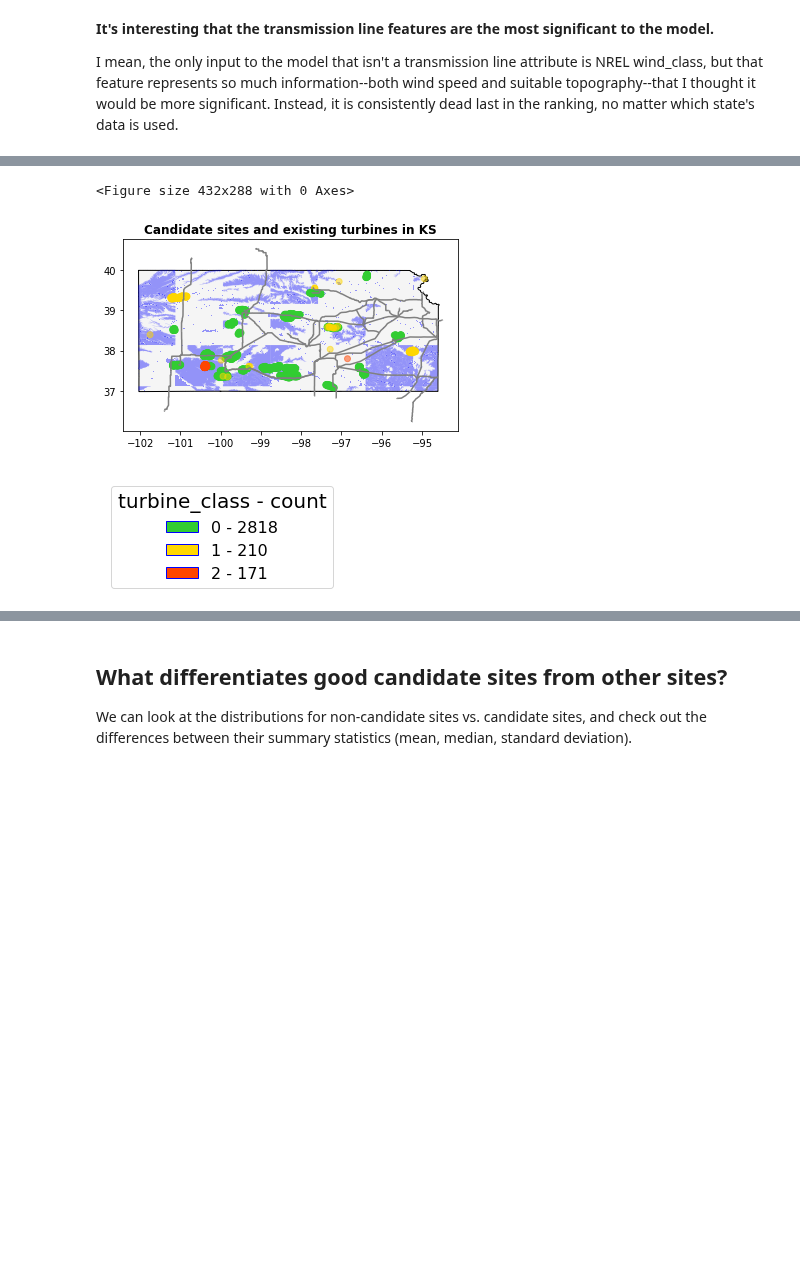
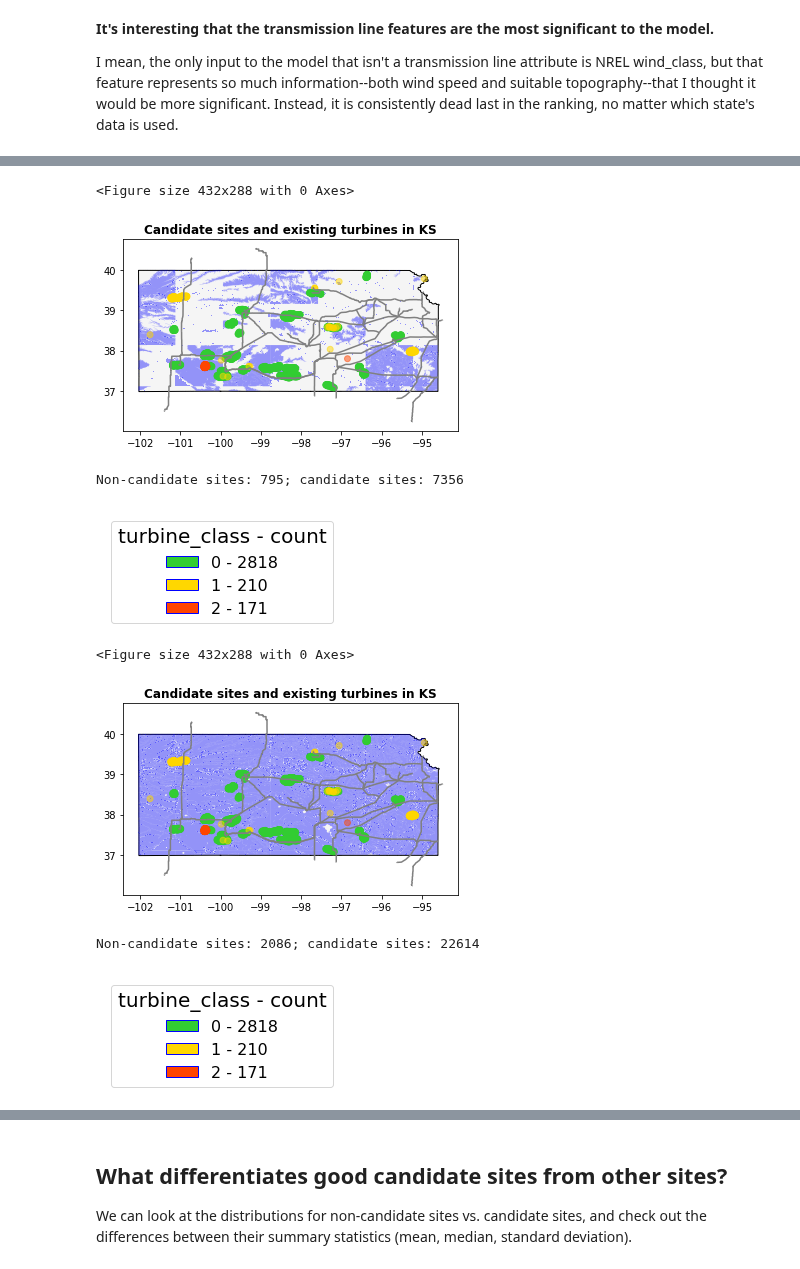
Before and after one commit to iamjeremybe/thinkful_data_science, a Jupyter notebook: Final Capstone/Thinkful Final Capstone - Siting Wind Farms - Supervised Learning models.ipynb, the cells around one changed output, grey strips where cells are left out. Saved outputs shown, nothing was run; the diff lists cells and outputs as text; code cells hidden in the pictures; blank space fills up the shorter version.

```diff
--- a/Final Capstone/Thinkful Final Capstone - Siting Wind Farms - Supervised Learning models.ipynb
+++ b/Final Capstone/Thinkful Final Capstone - Siting Wind Farms - Supervised Learning models.ipynb
@@ -407,6 +595,21 @@ power_state = gpd.read_file('./power_by_state/power_{}.geojson'.format(us_state)
 # %%
-plot_candidate_sites(X_test_out1.loc[X_test_out1['build_here'] == 1],turbines_state,power_state)
+plot_candidate_sites(X_test_out1.loc[X_test_out1['build_here'] == 1],turbines_state,power_state,target_frequency)
 # %% [output]
 <Figure size 432x288 with 0 Axes>
 [figure]
+Non-candidate sites: 795; candidate sites: 7356
 [figure]
+# %%
+build_or_not = rfc.predict(nrel_state[train_columns].drop('geometry',axis='columns'))
+# %%
+nrel_state['build_here'] = build_or_not
+# %%
+# When the model is applied to the state's entire dataset:
+plot_candidate_sites(nrel_state.loc[nrel_state['build_here'] == 1],
+                     turbines_state, power_state,
+                     pd.Series(np.unique(build_or_not,return_counts=True)[1]))
+# %% [output]
+<Figure size 432x288 with 0 Axes>
+[figure, added]
+Non-candidate sites: 2086; candidate sites: 22614
+[figure, added]
```
Also changed, not shown: parts of 55 cells of this notebook, 3 other files.
